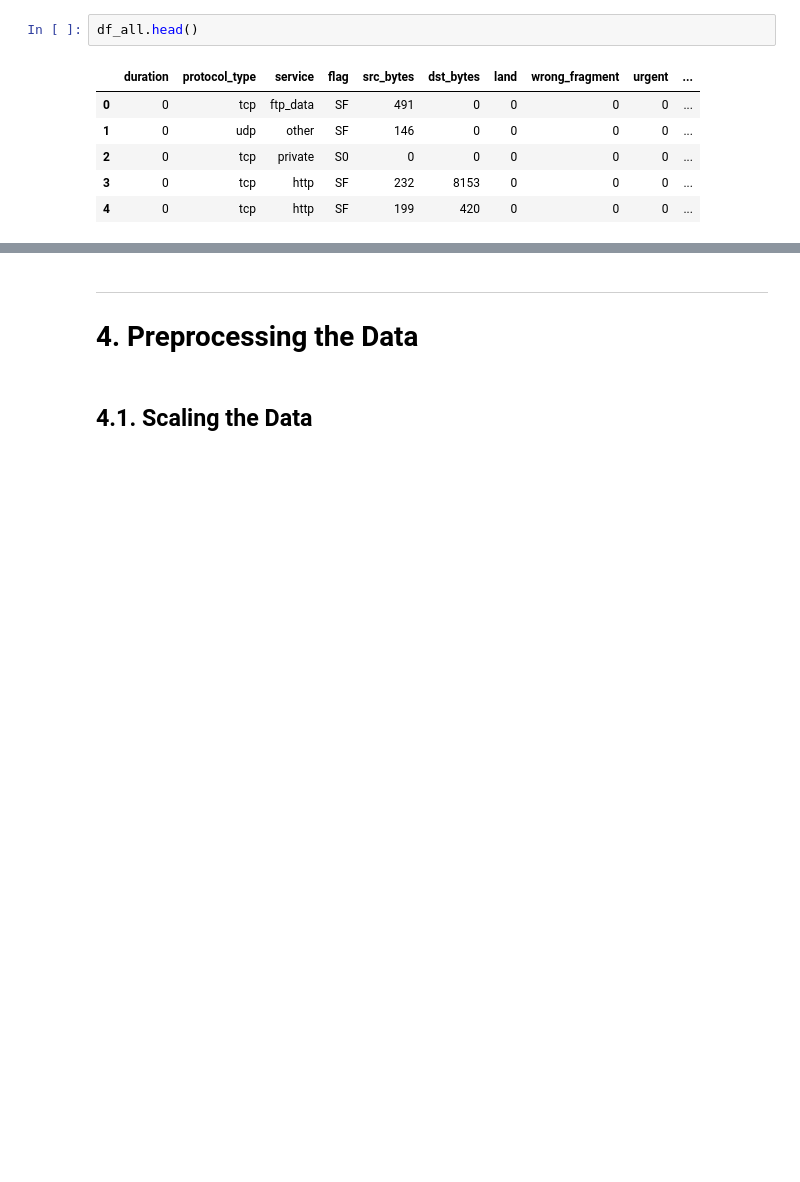
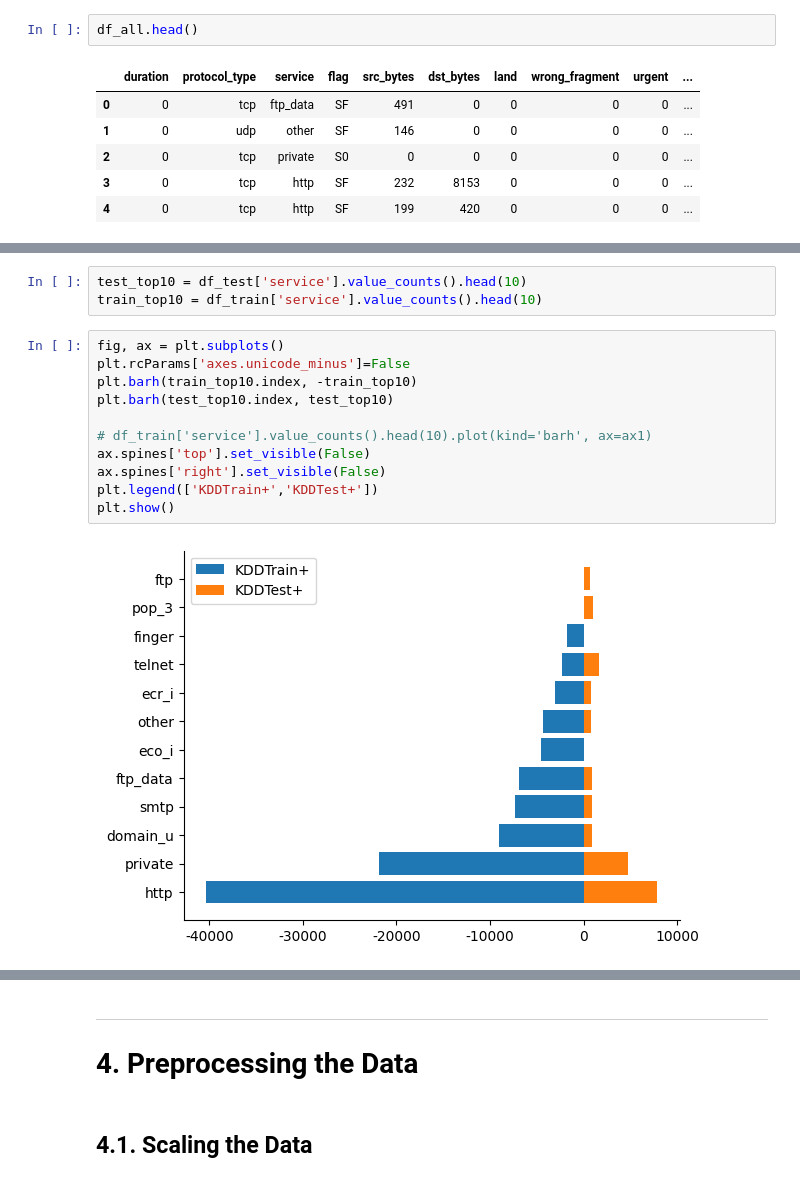
Before and after one commit to andypc93/cyber-sentry, a Jupyter notebook: back-end/CyberSentry_Notebook.ipynb, the cells around one changed output, grey strips where cells are left out. Saved outputs shown, nothing was run; the diff lists cells and outputs as text; blank space fills up the shorter version.

```diff
--- a/back-end/CyberSentry_Notebook.ipynb
+++ b/back-end/CyberSentry_Notebook.ipynb
@@ -192,0 +190,16 @@ pie_plot(df_train, ['protocol_type','outcome'], 1, 2)
+# %%
+test_top10 = df_test['service'].value_counts().head(10)
+train_top10 = df_train['service'].value_counts().head(10)
+# %%
+fig, ax = plt.subplots()
+plt.rcParams['axes.unicode_minus']=False
+plt.barh(train_top10.index, -train_top10)
+plt.barh(test_top10.index, test_top10)
+
+# df_train['service'].value_counts().head(10).plot(kind='barh', ax=ax1)
+ax.spines['top'].set_visible(False)
+ax.spines['right'].set_visible(False)
+plt.legend(['KDDTrain+','KDDTest+'])
+plt.show()
+# %% [output]
+[figure, added]
```
Also changed, not shown: parts of 42 cells of this notebook.
